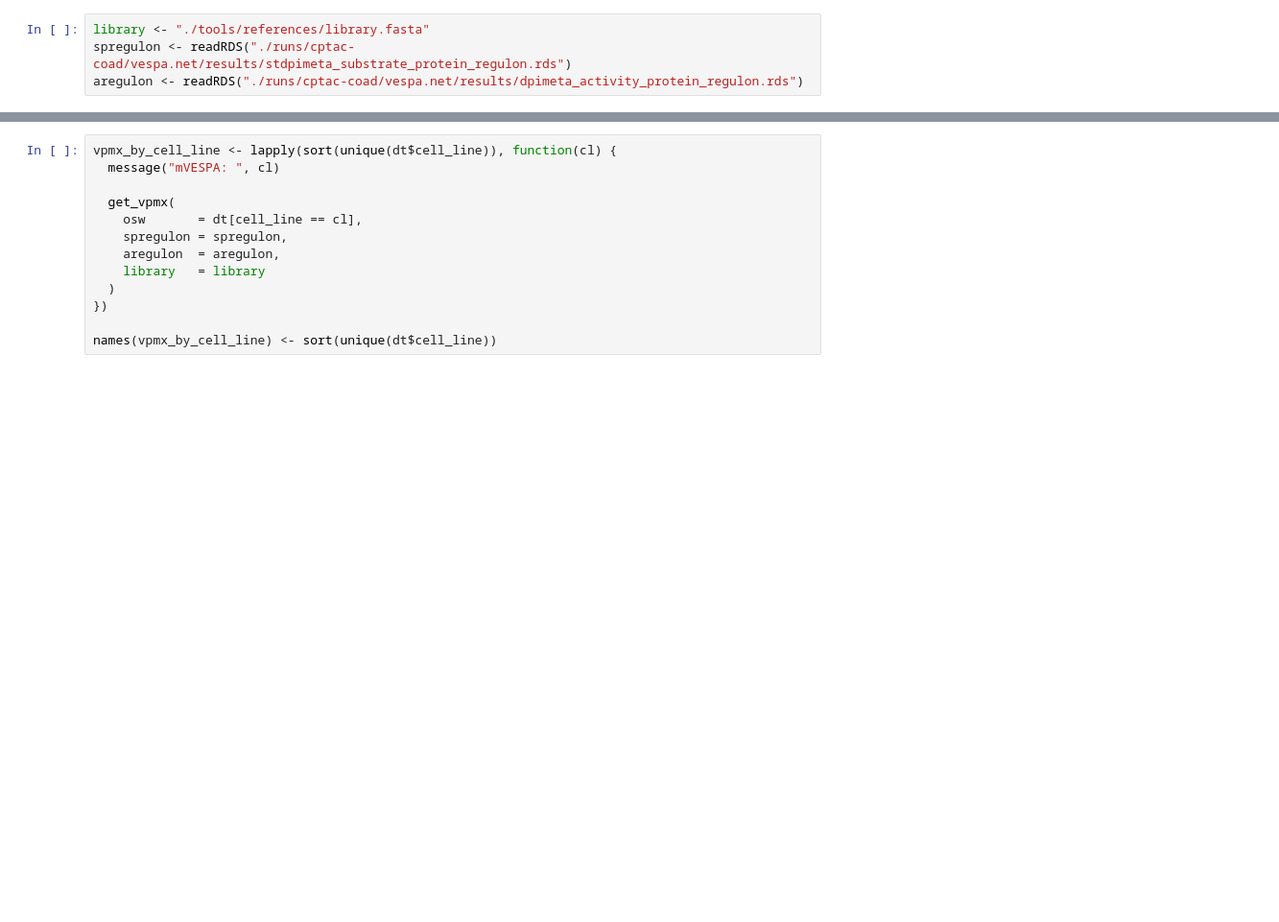
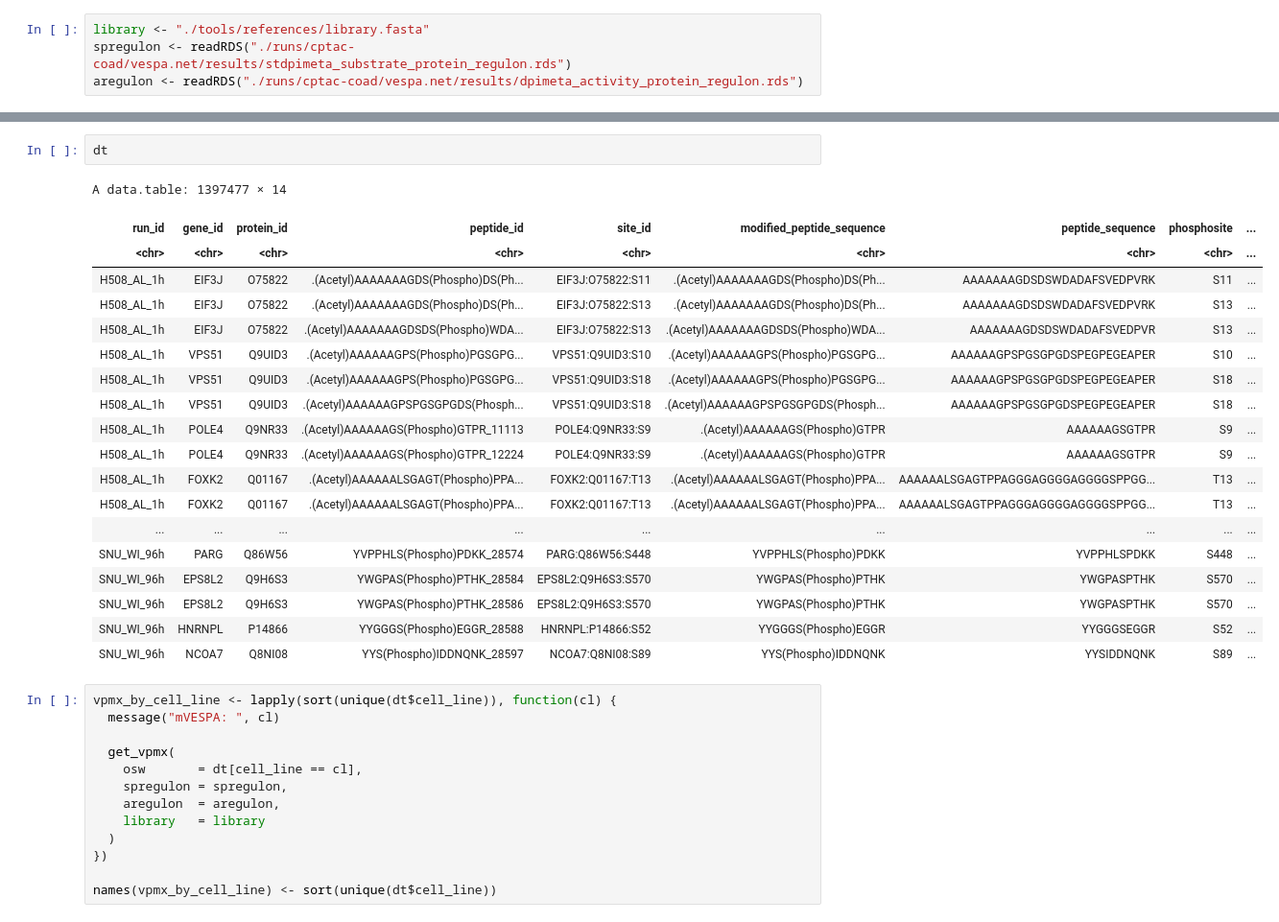
Before and after one commit to yknkns/signalfibration, a Jupyter notebook: docs/00-3_u54-dp_data_acquisition.ipynb, the cells around one changed output, grey strips where cells are left out. Shown at 96% size. Cells and saved outputs as stored; diff of their text form; blank space fills up the shorter version.

```diff
--- a/docs/00-3_u54-dp_data_acquisition.ipynb
+++ b/docs/00-3_u54-dp_data_acquisition.ipynb
@@ -159,3 +227,25 @@ aregulon <- readRDS("./runs/cptac-coad/vespa.net/results/dpimeta_activity_protei
+# %%
+dt
+# %% [output]
+A data.table: 1397477 × 14
+| run_id | gene_id | protein_id | peptide_id | site_id | modified_peptide_sequence | peptide_sequence | phosphosite | ... |
+| <chr> | <chr> | <chr> | <chr> | <chr> | <chr> | <chr> | <chr> | ... |
+| H508_AL_1h | EIF3J | O75822 | .(Acetyl)AAAAAAAGDS(Phospho)DS(Ph... | EIF3J:O75822:S11 | .(Acetyl)AAAAAAAGDS(Phospho)DS(Ph... | AAAAAAAGDSDSWDADAFSVEDPVRK | S11 | ... |
+| H508_AL_1h | EIF3J | O75822 | .(Acetyl)AAAAAAAGDS(Phospho)DS(Ph... | EIF3J:O75822:S13 | .(Acetyl)AAAAAAAGDS(Phospho)DS(Ph... | AAAAAAAGDSDSWDADAFSVEDPVRK | S13 | ... |
+| H508_AL_1h | EIF3J | O75822 | .(Acetyl)AAAAAAAGDSDS(Phospho)WDA... | EIF3J:O75822:S13 | .(Acetyl)AAAAAAAGDSDS(Phospho)WDA... | AAAAAAAGDSDSWDADAFSVEDPVR | S13 | ... |
+| H508_AL_1h | VPS51 | Q9UID3 | .(Acetyl)AAAAAAGPS(Phospho)PGSGPG... | VPS51:Q9UID3:S10 | .(Acetyl)AAAAAAGPS(Phospho)PGSGPG... | AAAAAAGPSPGSGPGDSPEGPEGEAPER | S10 | ... |
+| H508_AL_1h | VPS51 | Q9UID3 | .(Acetyl)AAAAAAGPS(Phospho)PGSGPG... | VPS51:Q9UID3:S18 | .(Acetyl)AAAAAAGPS(Phospho)PGSGPG... | AAAAAAGPSPGSGPGDSPEGPEGEAPER | S18 | ... |
+| H508_AL_1h | VPS51 | Q9UID3 | .(Acetyl)AAAAAAGPSPGSGPGDS(Phosph... | VPS51:Q9UID3:S18 | .(Acetyl)AAAAAAGPSPGSGPGDS(Phosph... | AAAAAAGPSPGSGPGDSPEGPEGEAPER | S18 | ... |
+| H508_AL_1h | POLE4 | Q9NR33 | .(Acetyl)AAAAAAGS(Phospho)GTPR_11113 | POLE4:Q9NR33:S9 | .(Acetyl)AAAAAAGS(Phospho)GTPR | AAAAAAGSGTPR | S9 | ... |
+| H508_AL_1h | POLE4 | Q9NR33 | .(Acetyl)AAAAAAGS(Phospho)GTPR_12224 | POLE4:Q9NR33:S9 | .(Acetyl)AAAAAAGS(Phospho)GTPR | AAAAAAGSGTPR | S9 | ... |
+| H508_AL_1h | FOXK2 | Q01167 | .(Acetyl)AAAAAALSGAGT(Phospho)PPA... | FOXK2:Q01167:T13 | .(Acetyl)AAAAAALSGAGT(Phospho)PPA... | AAAAAALSGAGTPPAGGGAGGGGAGGGGSPPGG... | T13 | ... |
+| H508_AL_1h | FOXK2 | Q01167 | .(Acetyl)AAAAAALSGAGT(Phospho)PPA... | FOXK2:Q01167:T13 | .(Acetyl)AAAAAALSGAGT(Phospho)PPA... | AAAAAALSGAGTPPAGGGAGGGGAGGGGSPPGG... | T13 | ... |
+| ... | ... | ... | ... | ... | ... | ... | ... | ... |
+| SNU_WI_96h | PARG | Q86W56 | YVPPHLS(Phospho)PDKK_28574 | PARG:Q86W56:S448 | YVPPHLS(Phospho)PDKK | YVPPHLSPDKK | S448 | ... |
+| SNU_WI_96h | EPS8L2 | Q9H6S3 | YWGPAS(Phospho)PTHK_28584 | EPS8L2:Q9H6S3:S570 | YWGPAS(Phospho)PTHK | YWGPASPTHK | S570 | ... |
+| SNU_WI_96h | EPS8L2 | Q9H6S3 | YWGPAS(Phospho)PTHK_28586 | EPS8L2:Q9H6S3:S570 | YWGPAS(Phospho)PTHK | YWGPASPTHK | S570 | ... |
+| SNU_WI_96h | HNRNPL | P14866 | YYGGGS(Phospho)EGGR_28588 | HNRNPL:P14866:S52 | YYGGGS(Phospho)EGGR | YYGGGSEGGR | S52 | ... |
+| SNU_WI_96h | NCOA7 | Q8NI08 | YYS(Phospho)IDDNQNK_28597 | NCOA7:Q8NI08:S89 | YYS(Phospho)IDDNQNK | YYSIDDNQNK | S89 | ... |
 # %%
 vpmx_by_cell_line <- lapply(sort(unique(dt$cell_line)), function(cl) {
   message("mVESPA: ", cl)
```
Also changed, not shown: parts of 3 cells of this notebook.
